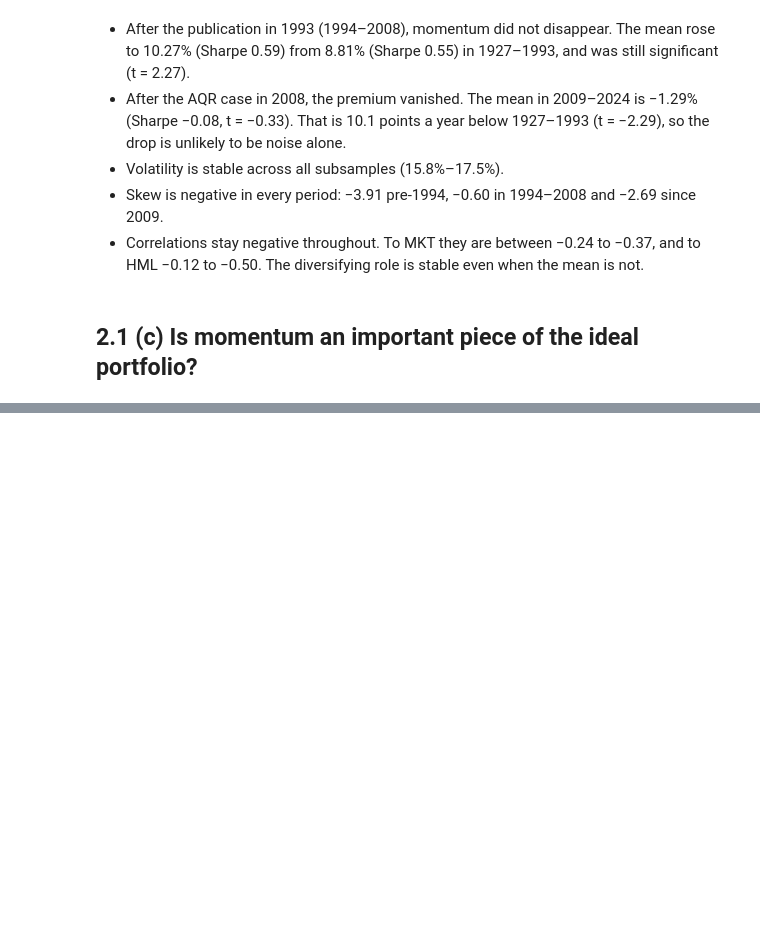
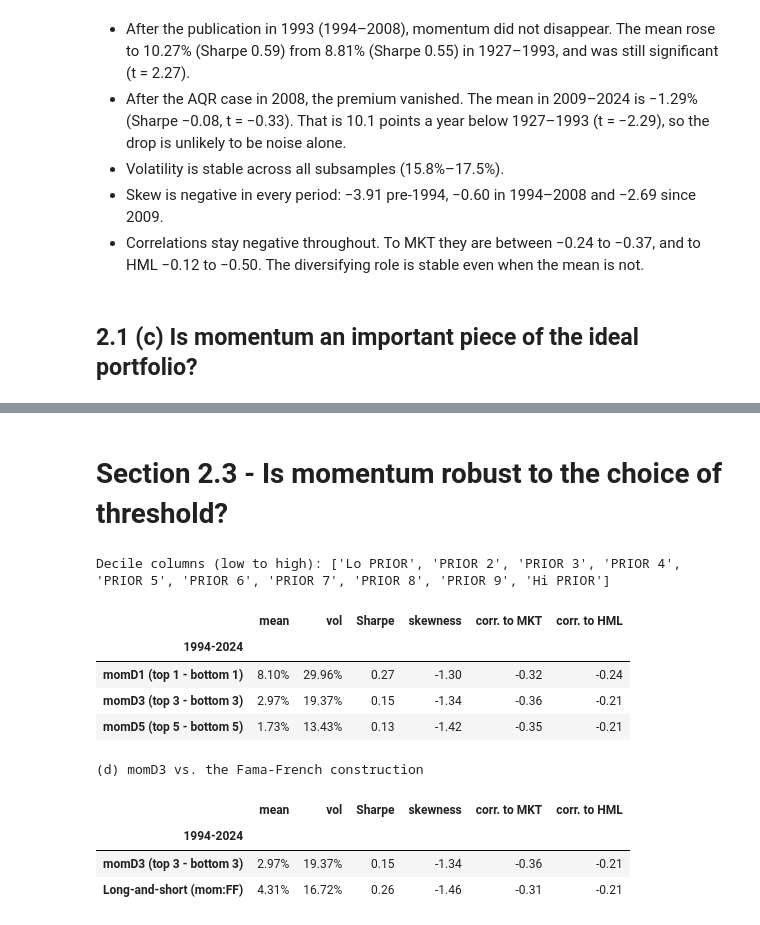
Before and after one commit to Brendon-Wang/finm-36700portfolio, a Jupyter notebook: hw6/aqr_momentum/aqr_momentum.ipynb, the cells around one changed output, grey strips where cells are left out. Cells and saved outputs as stored; diff of their text form; code cells hidden in the pictures; blank space fills up the shorter version.

```diff
--- a/hw6/aqr_momentum/aqr_momentum.ipynb
+++ b/hw6/aqr_momentum/aqr_momentum.ipynb
@@ -105,0 +110,28 @@ Aftern with a zero mean after setting momentum's mean to zero (as if transaction
+# %%
+dec = read("deciles (total returns)")
+rf  = read("risk-free rate")["RF"]
+S94 = slice("1994", "2024")
+
+def table_stats(series, corr_hml=True):
+    # mean, vol, Sharpe (annualized), skewness, and correlations to MKT and HML over 1994-2024
+    r, f = series.loc[S94], fac.loc[S94]
+    out = {"mean": r.mean() * 12, "vol": r.std() * np.sqrt(12), "Sharpe": r.mean() / r.std() * np.sqrt(12),
+           "skewness": r.skew(), "corr. to MKT": r.corr(f["MKT"])}
+    if corr_hml:
+        out["corr. to HML"] = r.corr(f["HML"])
+    return pd.Series(out)
+
+FMT = {"mean": "{:.2%}", "vol": "{:.2%}", "Sharpe": "{:.2f}", "skewness": "{:.2f}",
+       "corr. to MKT": "{:.2f}", "corr. to HML": "{:.2f}"}
+
+mom_ls = umd.rename("Long-and-short (mom:FF)")
+mom_lo = (0.5 * (ss["BIG HiPRIOR"] + ss["SMALL HiPRIOR"]) - rf).rename("Long-only (momU:FF)")
+
+table2 = pd.DataFrame({s.name: table_stats(s) for s in [mom_ls, mom_lo]}).T.rename_axis("1994-2024")
+display(table2.style.format(FMT))
+
+fit_lo = sm.OLS(mom_lo.loc[S94], sm.add_constant(fac.loc[S94, ["MKT", "HML"]])).fit()
+print(f"Long-only regressed on MKT and HML: alpha = {fit_lo.params['const'] * 12:.2%} per year (t = {fit_lo.tvalues['const']:.2f}), "
+      f"beta MKT = {fit_lo.params['MKT']:.2f}, beta HML = {fit_lo.params['HML']:.2f}, R-squared = {fit_lo.rsquared:.2f}")
+print(f"For reference, MKT over 1994-2024: mean {fac.loc[S94, 'MKT'].mean() * 12:.2%}, "
+      f"Sharpe {fac.loc[S94, 'MKT'].mean() / fac.loc[S94, 'MKT'].std() * np.sqrt(12):.2f}")
@@ -105,0 +175,28 @@ Aftern with a zero mean after setting momentum's mean to zero (as if transaction
+# %% [markdown]
+# Section 2.3 - Is momentum robust to the choice of threshold?
+# %%
+top = lambda k: dec.iloc[:, -k:].mean(axis=1)            # equally weighted average of the top k deciles
+bot = lambda k: dec.iloc[:, :k].mean(axis=1)             # ... and of the bottom k deciles
+print("Decile columns (low to high):", list(dec.columns))
+
+mom_d = {"momD1 (top 1 - bottom 1)": top(1) - bot(1),
+         "momD3 (top 3 - bottom 3)": top(3) - bot(3),
+         "momD5 (top 5 - bottom 5)": top(5) - bot(5)}
+table3 = pd.DataFrame({k: table_stats(v) for k, v in mom_d.items()}).T.rename_axis("1994-2024")
+display(table3.style.format(FMT))
+
+display(pd.concat([table3.loc[["momD3 (top 3 - bottom 3)"]],
+                   table2.loc[["Long-and-short (mom:FF)"]]]).style.format(FMT)
+        .set_caption("(d) momD3 vs. the Fama-French construction"))
+# %% [output]
+Decile columns (low to high): ['Lo PRIOR', 'PRIOR 2', 'PRIOR 3', 'PRIOR 4', 'PRIOR 5', 'PRIOR 6', 'PRIOR 7', 'PRIOR 8', 'PRIOR 9', 'Hi PRIOR']
+|  | mean | vol | Sharpe | skewness | corr. to MKT | corr. to HML |
+| 1994-2024 |  |  |  |  |  |  |
+| momD1 (top 1 - bottom 1) | 8.10% | 29.96% | 0.27 | -1.30 | -0.32 | -0.24 |
+| momD3 (top 3 - bottom 3) | 2.97% | 19.37% | 0.15 | -1.34 | -0.36 | -0.21 |
+| momD5 (top 5 - bottom 5) | 1.73% | 13.43% | 0.13 | -1.42 | -0.35 | -0.21 |
+(d) momD3 vs. the Fama-French construction
+|  | mean | vol | Sharpe | skewness | corr. to MKT | corr. to HML |
+| 1994-2024 |  |  |  |  |  |  |
+| momD3 (top 3 - bottom 3) | 2.97% | 19.37% | 0.15 | -1.34 | -0.36 | -0.21 |
+| Long-and-short (mom:FF) | 4.31% | 16.72% | 0.26 | -1.46 | -0.31 | -0.21 |
```
Also changed, not shown: parts of 12 cells of this notebook.
